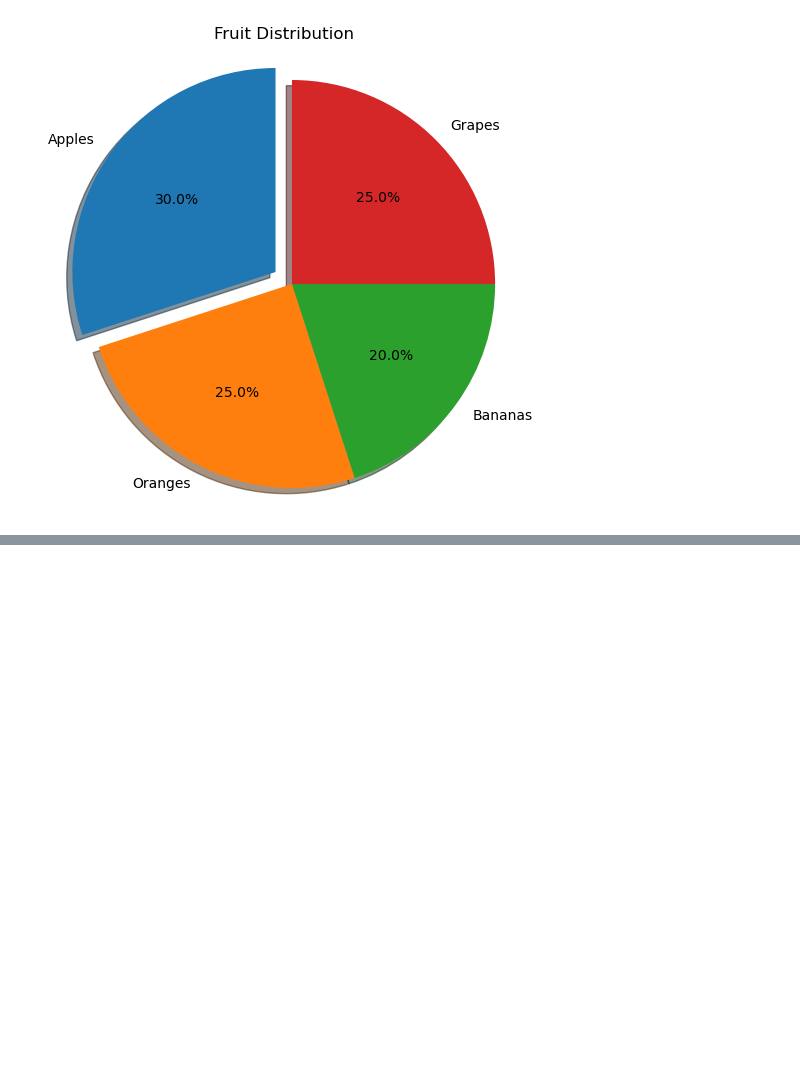
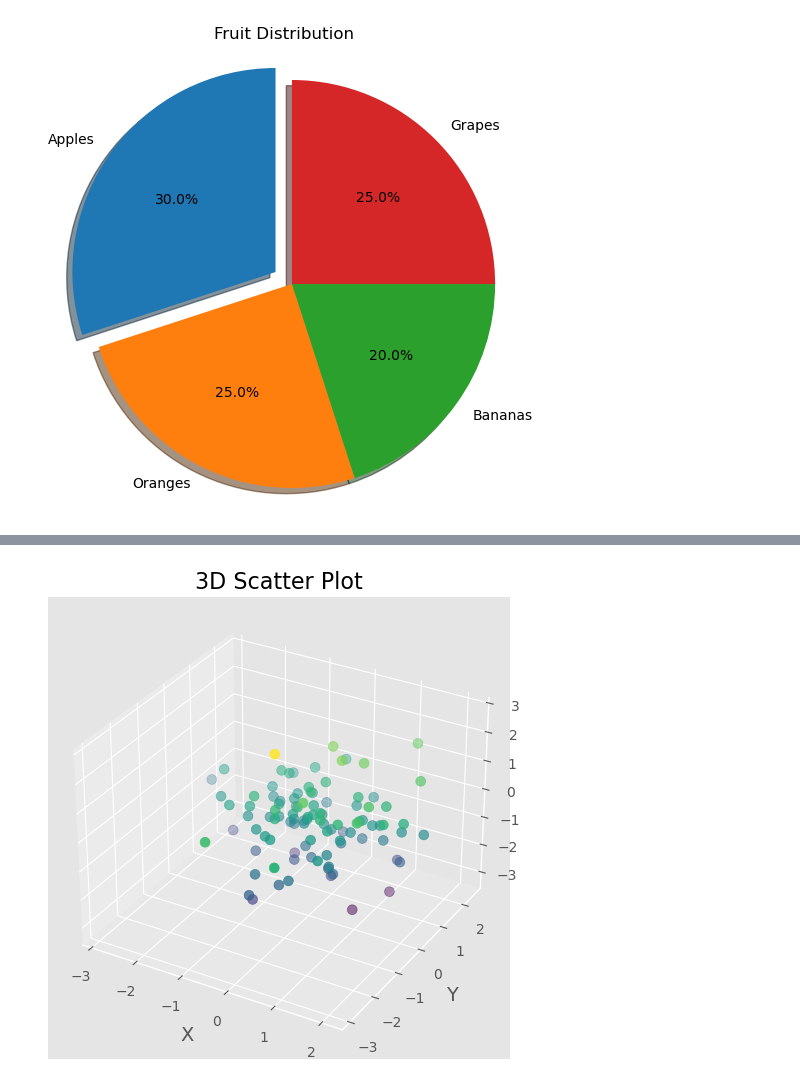
Before and after one commit to xiyaoyuanya/wangyuan, a Jupyter notebook: matplotlib可视化学习.ipynb, the cells around one changed output, grey strips where cells are left out. Saved outputs shown, nothing was run; the diff lists cells and outputs as text; code cells hidden in the pictures; blank space fills up the shorter version.

```diff
--- a/matplotlib可视化学习.ipynb
+++ b/matplotlib可视化学习.ipynb
@@ -82,0 +103,23 @@ plt.show()
+# %%
+from mpl_toolkits.mplot3d import Axes3D
+
+fig = plt.figure(figsize=(8, 6))
+ax = fig.add_subplot(111, projection='3d')
+
+# 生成数据
+x = np.random.standard_normal(100)
+y = np.random.standard_normal(100)
+z = np.random.standard_normal(100)
+
+ax.scatter(x, y, z,
+          c=z,
+          cmap='viridis',
+          s=50)
+
+ax.set_xlabel('X')
+ax.set_ylabel('Y')
+ax.set_zlabel('Z')
+plt.title("3D Scatter Plot")
+plt.show()
+# %% [output]
+[figure, added]
```
Also changed, not shown: parts of 10 cells of this notebook, 2 other files.
